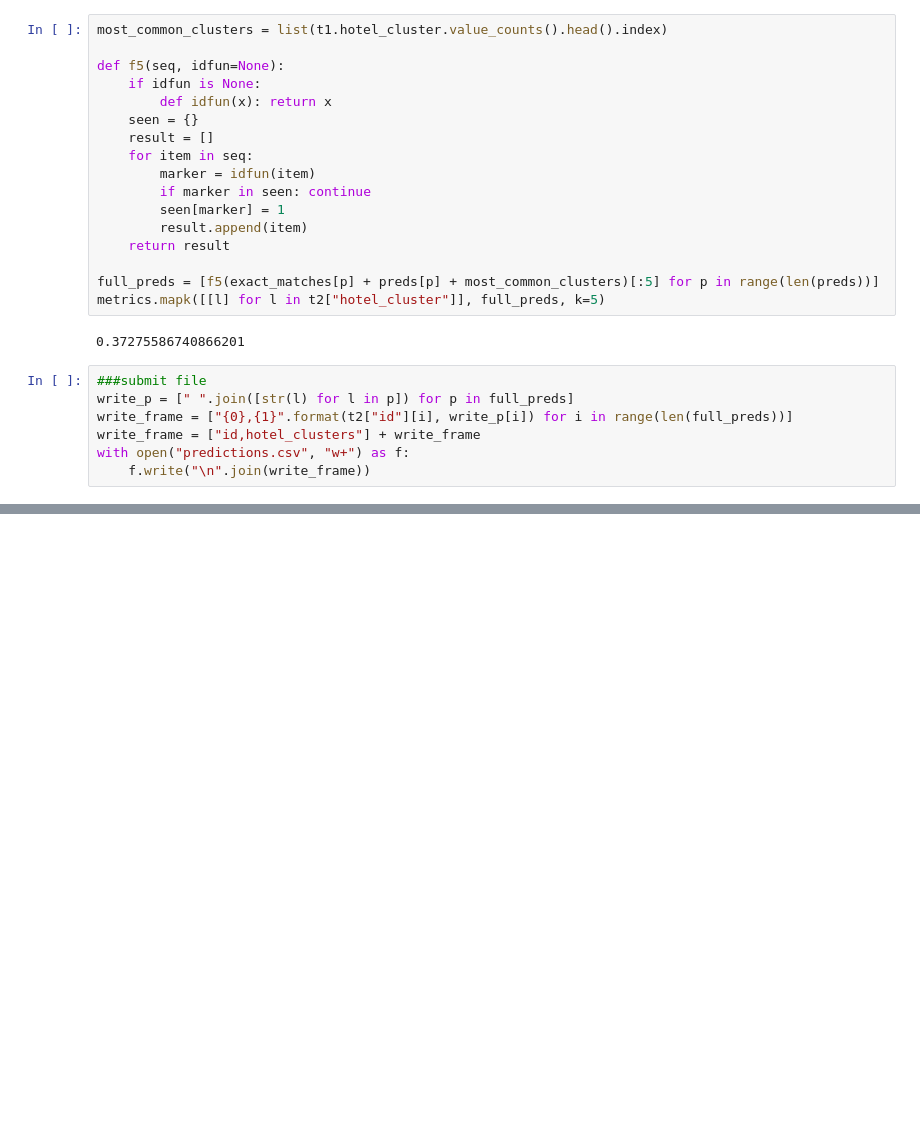
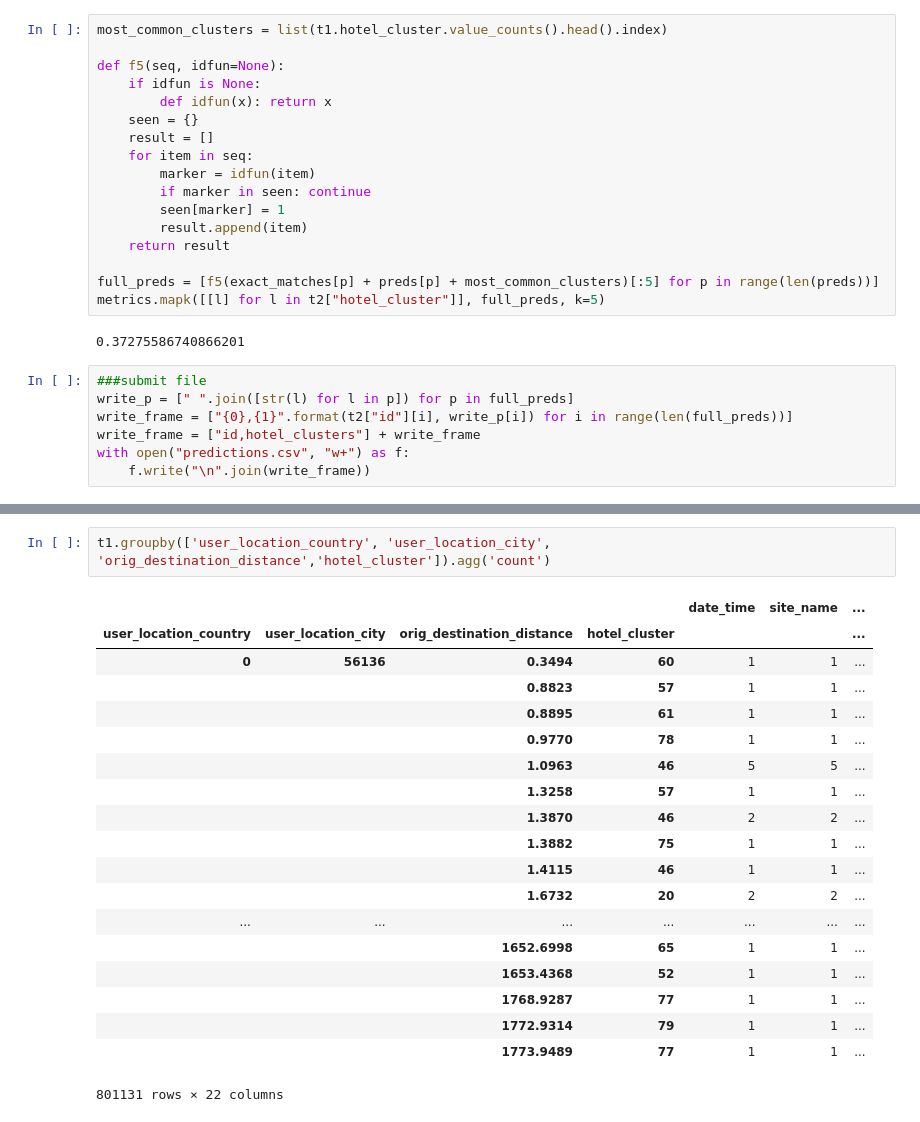
Before and after one commit to zcwei/expedia, a Jupyter notebook: expedia.ipynb, the cells around one changed output, grey strips where cells are left out. Saved outputs shown, nothing was run; the diff lists cells and outputs as text; blank space fills up the shorter version.

```diff
--- a/expedia.ipynb
+++ b/expedia.ipynb
@@ -266,0 +254,22 @@ with open("predictions.csv", "w+") as f:
+# %%
+t1.groupby(['user_location_country', 'user_location_city', 'orig_destination_distance','hotel_cluster']).agg('count')
+# %% [output]
+|  |  |  |  | date_time | site_name | ... |
+| user_location_country | user_location_city | orig_destination_distance | hotel_cluster |  |  | ... |
+| 0 | 56136 | 0.3494 | 60 | 1 | 1 | ... |
+|  |  | 0.8823 | 57 | 1 | 1 | ... |
+|  |  | 0.8895 | 61 | 1 | 1 | ... |
+|  |  | 0.9770 | 78 | 1 | 1 | ... |
+|  |  | 1.0963 | 46 | 5 | 5 | ... |
+|  |  | 1.3258 | 57 | 1 | 1 | ... |
+|  |  | 1.3870 | 46 | 2 | 2 | ... |
+|  |  | 1.3882 | 75 | 1 | 1 | ... |
+|  |  | 1.4115 | 46 | 1 | 1 | ... |
+|  |  | 1.6732 | 20 | 2 | 2 | ... |
+| ... | ... | ... | ... | ... | ... | ... |
+|  |  | 1652.6998 | 65 | 1 | 1 | ... |
+|  |  | 1653.4368 | 52 | 1 | 1 | ... |
+|  |  | 1768.9287 | 77 | 1 | 1 | ... |
+|  |  | 1772.9314 | 79 | 1 | 1 | ... |
+|  |  | 1773.9489 | 77 | 1 | 1 | ... |
+801131 rows × 22 columns
```
Also changed, not shown: parts of 2 cells of this notebook.
